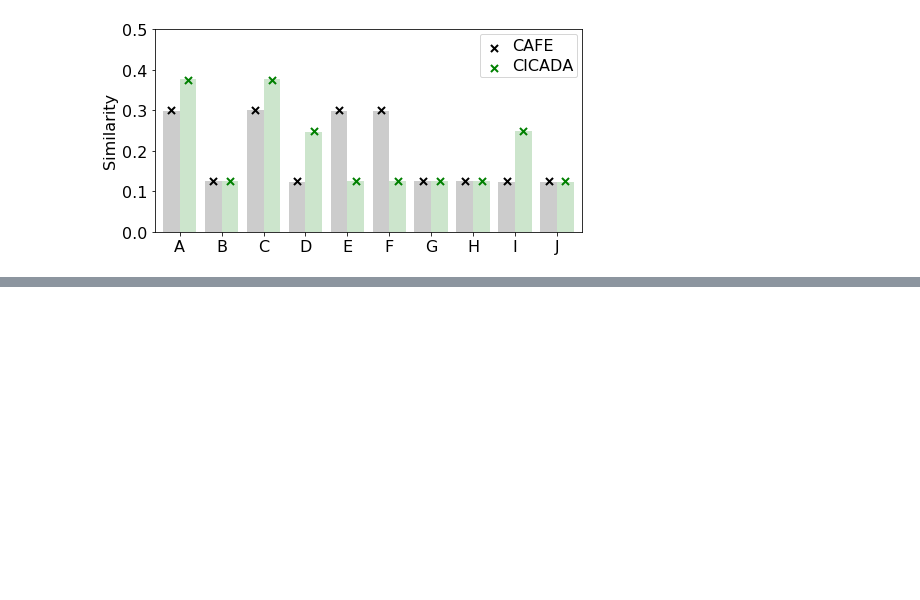
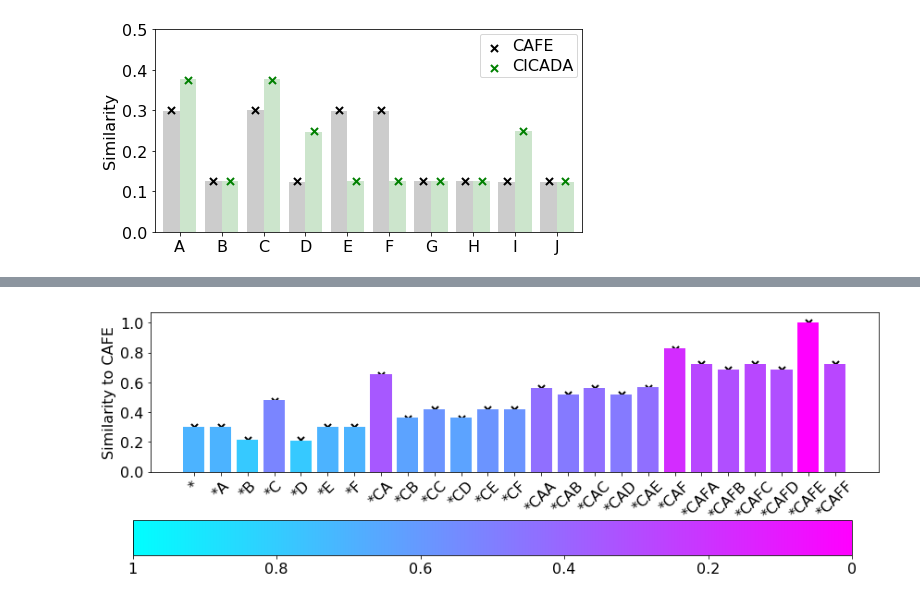
Before and after one commit to rkp8000/crossing_over, a Jupyter notebook: 1_similarities.ipynb, the cells around one changed output, grey strips where cells are left out. Saved outputs shown, nothing was run; the diff lists cells and outputs as text; code cells hidden in the pictures; blank space fills up the shorter version.

```diff
--- a/1_similarities.ipynb
+++ b/1_similarities.ipynb
@@ -297,0 +335,43 @@ for ax in axs:
+# %%
+# plot expected and true seq-seq similarities
+N_TRIALS = 100
+y = 'CAFE'
+y_s = [
+    '', 'A', 'B', 'C', 'D', 'E', 'F',
+    'CA', 'CB', 'CC', 'CD', 'CE', 'CF',
+    'CAA', 'CAB', 'CAC', 'CAD', 'CAE', 'CAF',
+    'CAFA', 'CAFB', 'CAFC', 'CAFD', 'CAFE', 'CAFF',
+]
+
+smty = np.nan * np.zeros((N_TRIALS, len(y_s)))
+
+for seed in range(N_TRIALS):
+    encoder = Encoder(seed, D, N, Z, GAM)
+
+    x = encoder.encode(y)
+
+    smty[seed] = [1 - hamming(x, encoder.encode(y_)) for y_ in y_s]
+
+smty_exact = [encoder.smty_seq_seq(y, y_)[0] for y_ in y_s]
+
+
+fig, ax = plt.subplots(1, 1, figsize=(12, 3.5), tight_layout=True)
+
+ax.bar(np.arange(len(y_s)), smty.mean(0), width=.8, color=cm.cool(smty.mean(0)), alpha=1)
+ax.scatter(np.arange(len(y_s)), smty_exact, c='k', s=50, marker='x', lw=2)
+
+ax.set_xticks(np.arange(len(y_s)))
+ax.set_xticklabels(['*' + y_ for y_ in y_s], rotation=45)
+ax.set_ylabel('Similarity to {}'.format(y))
+set_font_size(ax, 16)
+
+sm = ScalarMappable(cmap=plt.cm.get_cmap('cool'), norm=plt.Normalize(0, 1))
+sm.set_array([])
+
+cax = fig.add_axes([0.05, -0.1, .9, 0.15])
+cb = fig.colorbar(sm, cax=cax, orientation='horizontal')
+
+cax.set_xticklabels([1, .8, .6, .4, .2, 0])
+set_font_size(cax, 16)
+# %% [output]
+[figure, added]
```
Also changed, not shown: parts of 5 cells of this notebook.
